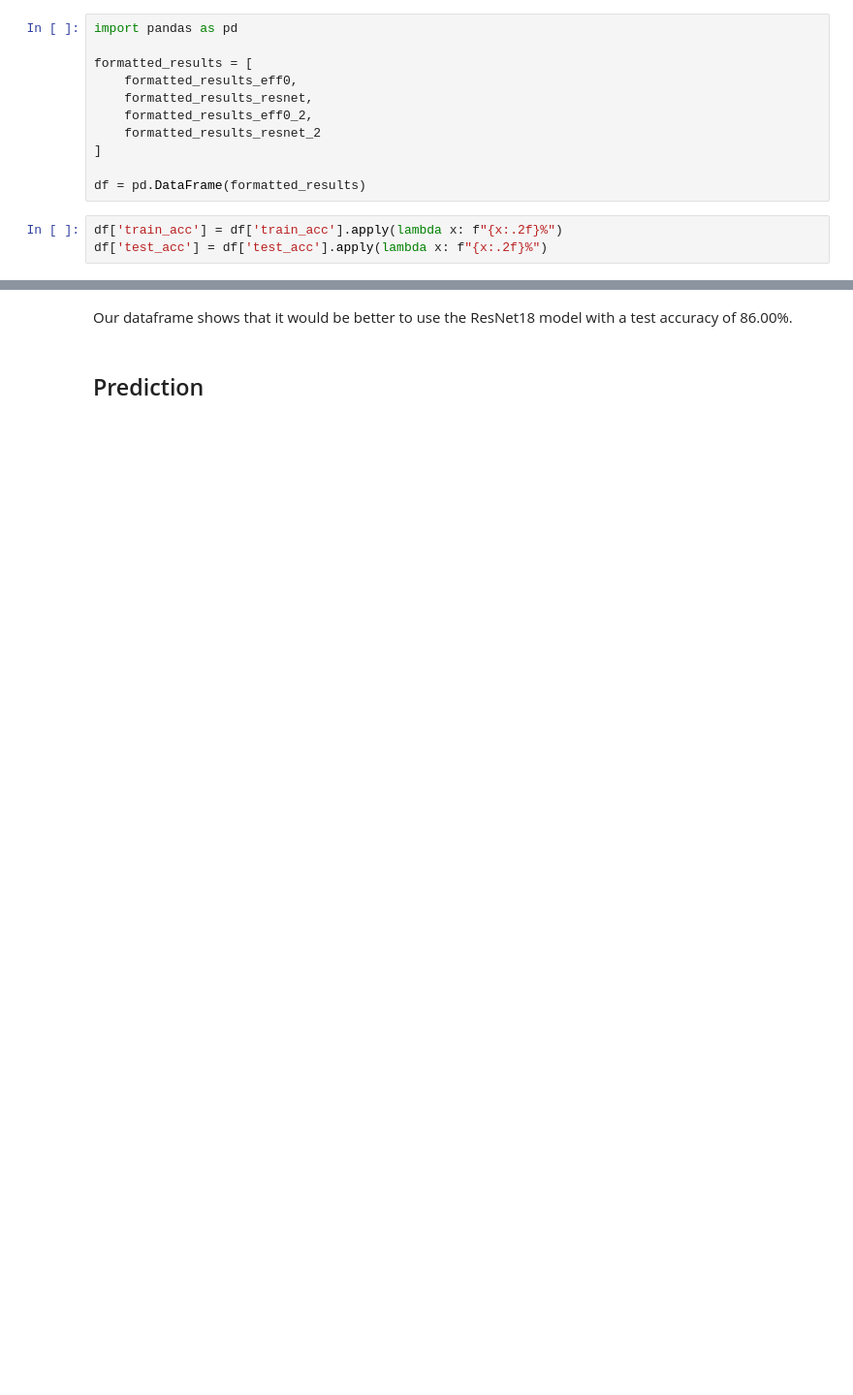
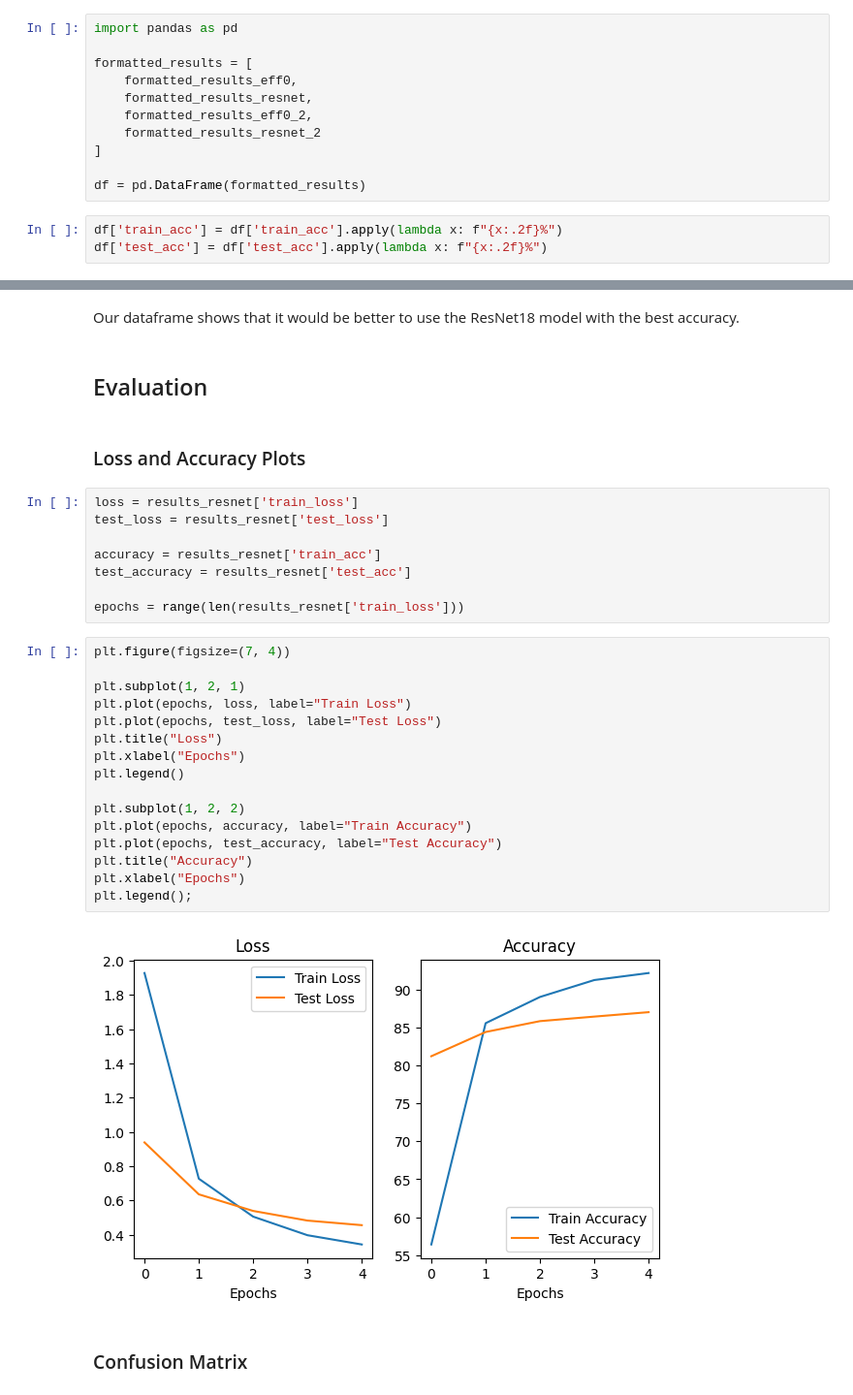
Before and after one commit to ayberkozcan/image-recognition-pytorch, a Jupyter notebook: Image_Classification_with_OxfordIIITPet.ipynb, the cells around one changed output, grey strips where cells are left out. Shown at 97% size. Cells and saved outputs as stored; diff of their text form; blank space fills up the shorter version.

Commit message:
Plotting the best model, confusion matrix and making predictions with custom images

```diff
--- a/Image_Classification_with_OxfordIIITPet.ipynb
+++ b/Image_Classification_with_OxfordIIITPet.ipynb
@@ -689,4 +693,34 @@ df
 # %% [markdown]
-Our dataframe shows that it would be better to use the ResNet18 model with a test accuracy of 86.00%.
+Our dataframe shows that it would be better to use the ResNet18 model with the best accuracy.
 # %% [markdown]
-## Prediction
+## Evaluation
+# %% [markdown]
+### Loss and Accuracy Plots
+# %%
+loss = results_resnet['train_loss']
+test_loss = results_resnet['test_loss']
+
+accuracy = results_resnet['train_acc']
+test_accuracy = results_resnet['test_acc']
+
+epochs = range(len(results_resnet['train_loss']))
+# %%
+plt.figure(figsize=(7, 4))
+
+plt.subplot(1, 2, 1)
+plt.plot(epochs, loss, label="Train Loss")
+plt.plot(epochs, test_loss, label="Test Loss")
+plt.title("Loss")
+plt.xlabel("Epochs")
+plt.legend()
+
+plt.subplot(1, 2, 2)
+plt.plot(epochs, accuracy, label="Train Accuracy")
+plt.plot(epochs, test_accuracy, label="Test Accuracy")
+plt.title("Accuracy")
+plt.xlabel("Epochs")
+plt.legend();
+# %% [output]
+[figure, added]
+# %% [markdown]
+### Confusion Matrix
```
Also changed, not shown: parts of 36 cells of this notebook.
